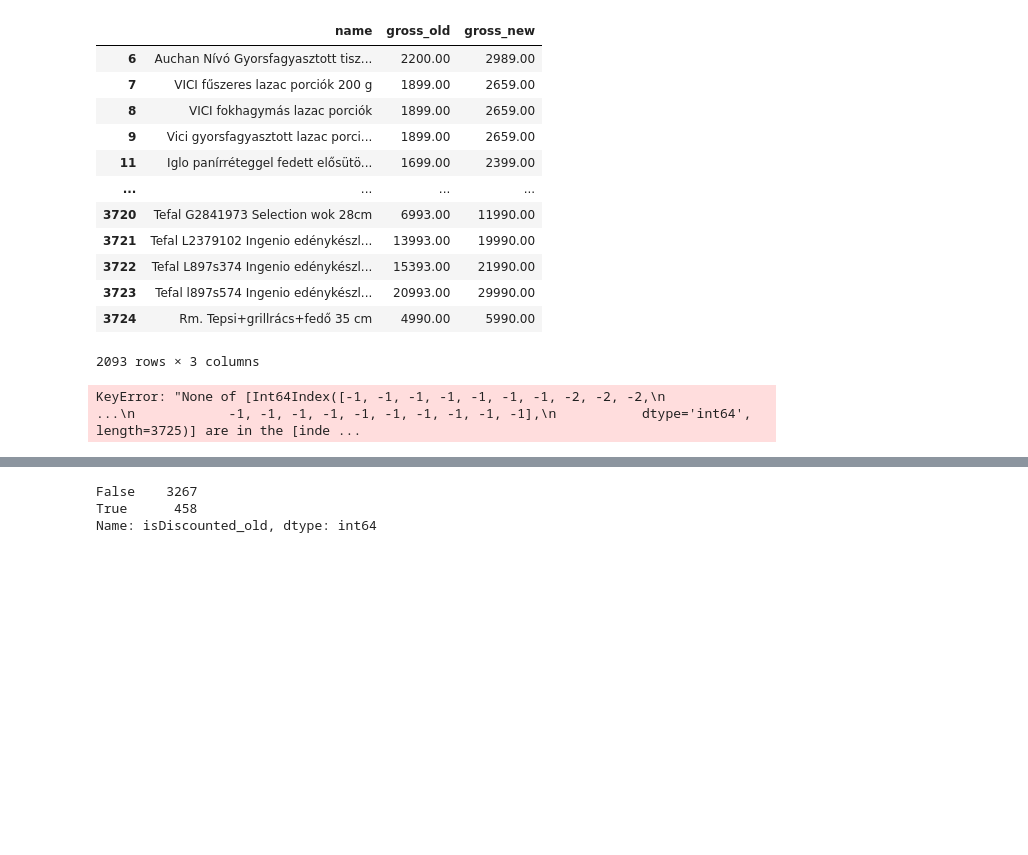
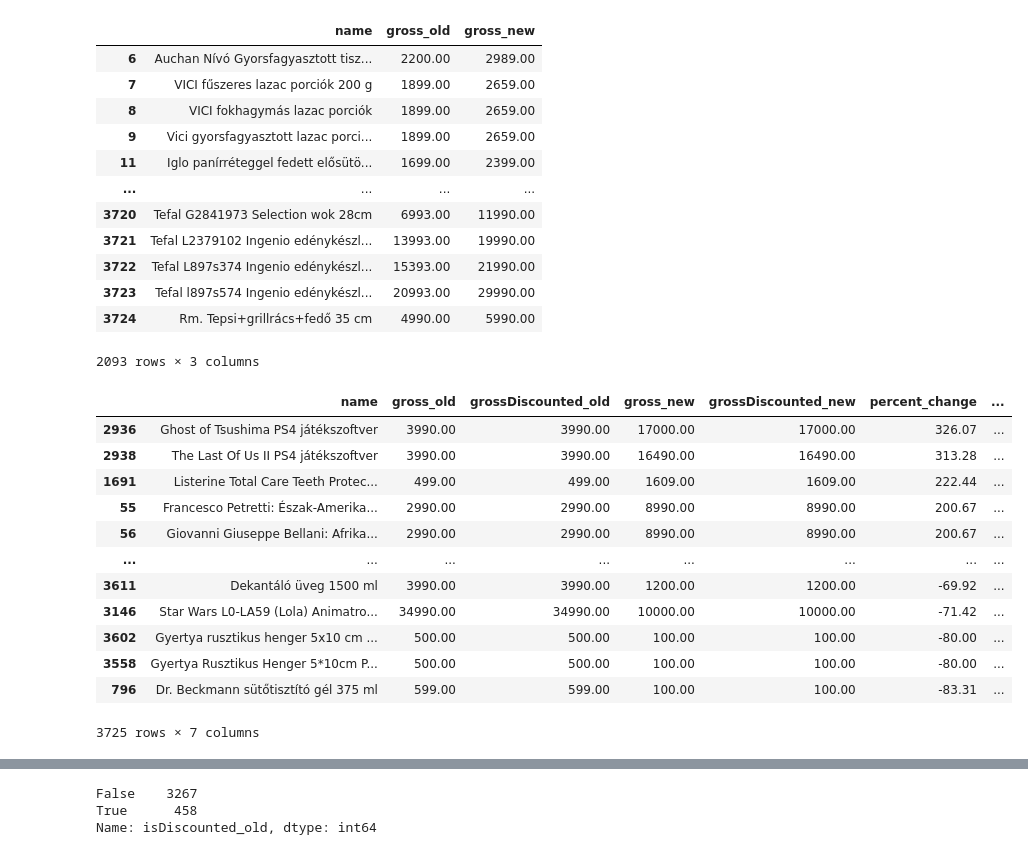
Before and after one commit to kriman/auchan_analysis, a Jupyter notebook: notebooks/price_analysis.ipynb, the cells around one changed output, grey strips where cells are left out. Saved outputs shown, nothing was run; the diff lists cells and outputs as text; code cells hidden in the pictures; blank space fills up the shorter version.

```diff
--- a/notebooks/price_analysis.ipynb
+++ b/notebooks/price_analysis.ipynb
@@ -134,6 +134,19 @@ merged.loc[merged["gross_old"] < merged["gross_new"], ["name", "gross_old", "gro
 # %%
 # percent change by each row
 merged["percent_change"] = ((merged["gross_new"] - merged["gross_old"]) / merged["gross_old"])*100
-merged.loc[~merged["isDiscounted_old"], ['name', 'gross_old', 'gross_new', 'percent_change', 'isDiscounted_old', 'isDiscounted_new']].sort_values(by="percent_change", ascending=False)
+merged["discounted_percent_change"] = ((merged["grossDiscounted_new"] - merged["grossDiscounted_old"]) / merged["grossDiscounted_old"])*100
+merged.loc[(~merged["isDiscounted_old"]) & (~merged["isDiscounted_new"]), ['name', 'gross_old', "grossDiscounted_old", 'gross_new', "grossDiscounted_new", 'percent_change', 'discounted_percent_change']].sort_values(by="percent_change", ascending=False)
 # %% [output]
+|  | name | gross_old | grossDiscounted_old | gross_new | grossDiscounted_new | percent_change | ... |
+| 2936 | Ghost of Tsushima PS4 játékszoftver | 3990.00 | 3990.00 | 17000.00 | 17000.00 | 326.07 | ... |
+| 2938 | The Last Of Us II PS4 játékszoftver | 3990.00 | 3990.00 | 16490.00 | 16490.00 | 313.28 | ... |
+| 1691 | Listerine Total Care Teeth Protec... | 499.00 | 499.00 | 1609.00 | 1609.00 | 222.44 | ... |
+| 55 | Francesco Petretti: Észak-Amerika... | 2990.00 | 2990.00 | 8990.00 | 8990.00 | 200.67 | ... |
+| 56 | Giovanni Giuseppe Bellani: Afrika... | 2990.00 | 2990.00 | 8990.00 | 8990.00 | 200.67 | ... |
+| ... | ... | ... | ... | ... | ... | ... | ... |
+| 3611 | Dekantáló üveg 1500 ml | 3990.00 | 3990.00 | 1200.00 | 1200.00 | -69.92 | ... |
+| 3146 | Star Wars L0-LA59 (Lola) Animatro... | 34990.00 | 34990.00 | 10000.00 | 10000.00 | -71.42 | ... |
+| 3602 | Gyertya rusztikus henger 5x10 cm ... | 500.00 | 500.00 | 100.00 | 100.00 | -80.00 | ... |
+| 3558 | Gyertya Rusztikus Henger 5*10cm P... | 500.00 | 500.00 | 100.00 | 100.00 | -80.00 | ... |
+| 796 | Dr. Beckmann sütőtisztító gél 375 ml | 599.00 | 599.00 | 100.00 | 100.00 | -83.31 | ... |
-KeyError: "None of [Int64Index([-1, -1, -1, -1, -1, -1, -1, -2, -2, -2,\n            ...\n            -1, -1, -1, -1, -1, -1, -1, -1, -1, -1],\n           dtype='int64', length=3725)] are in the [inde ...
+3725 rows × 7 columns
```
Also changed, not shown: parts of 4 cells of this notebook.
